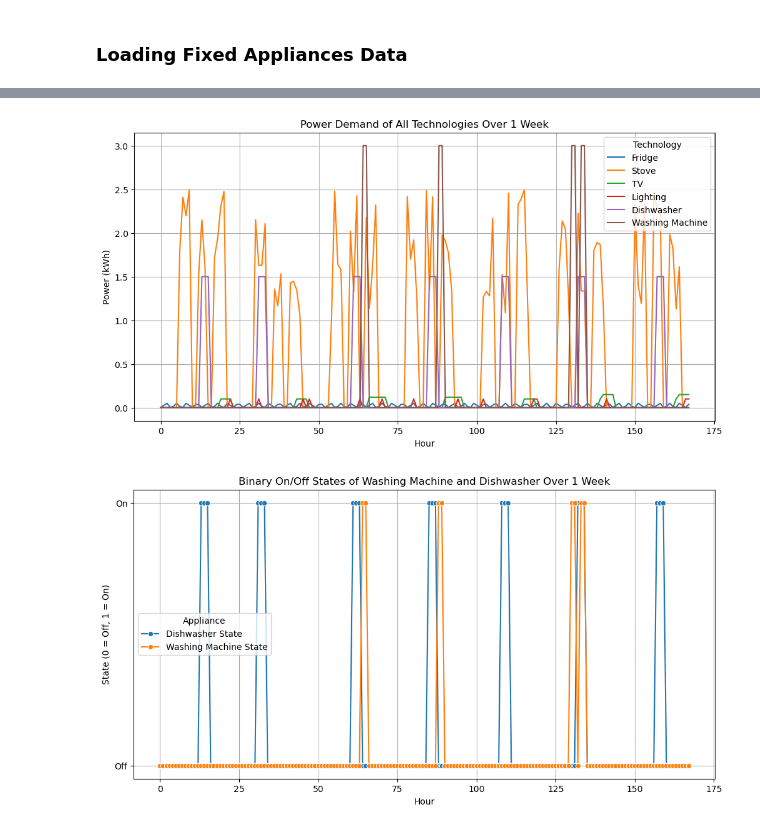
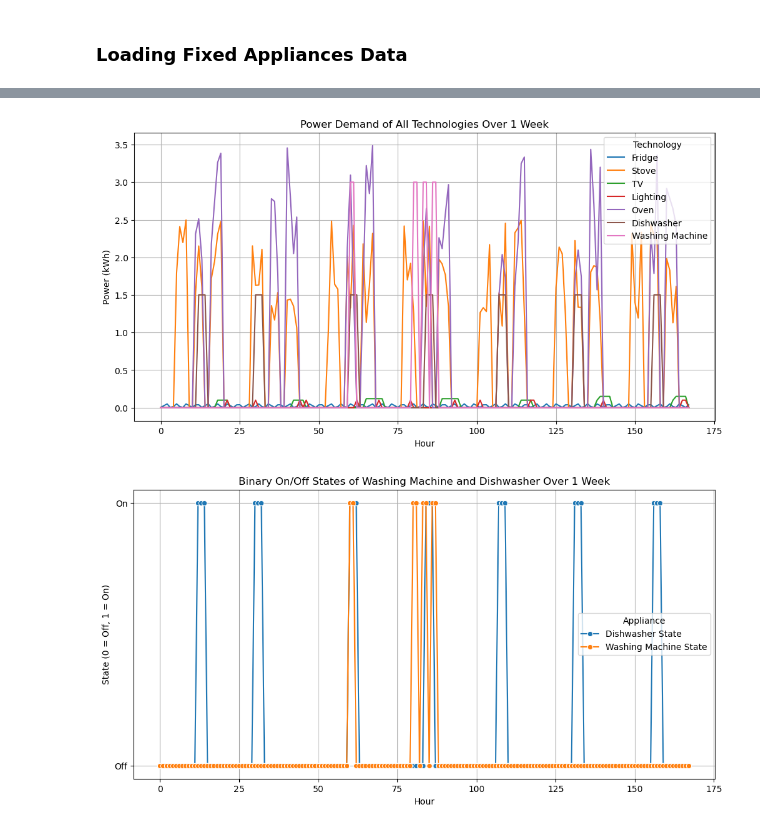
Before and after one commit to sewaelty/optimization_project, a Jupyter notebook: playground/simon/simons_sandchaste_dw_wm_EV.ipynb, the cells around one changed output, grey strips where cells are left out. Cells and saved outputs as stored; diff of their text form; code cells hidden in the pictures.

Commit message:
data debugging working in my third playground

```diff
--- a/playground/simon/simons_sandchaste_dw_wm_EV.ipynb
+++ b/playground/simon/simons_sandchaste_dw_wm_EV.ipynb
@@ -13,12 +15,13 @@ data_dir = os.path.join(project_root, '..', '..', 'data')
 
 # Summer month
 
-p_summer = pd.read_csv(os.path.join(data_dir, 'Spotmarket_August_2024.csv'),sep=';')
+p_summer = pd.read_csv(os.path.join(data_dir, 'Spotmarket_August_Corrected.csv'),sep=',')
 
 
 # Winter month
 
-p_winter = pd.read_csv(os.path.join(data_dir, 'Spotmarket_December_2024.csv'),sep=';')
+p_winter = pd.read_csv(os.path.join(data_dir, 'Spotmarket_December_Corrected.csv'),sep=',')
+
 
 
 #Spotmarket data from: https://energy-charts.info/charts/price_spot_market/chart.htm?l=en&c=CH&interval=month&year=2024&legendItems=by4&month=12
@@ -152,4 +199,5 @@ Academic license - for non-commercial use only - expires 2026-04-17
 # %%
+model.update()
 ### including the washing machine
 # washing_machine properties
 duration_wm = 2  # hours of operation
@@ -200,8 +248,8 @@ p_winter['Allowed_WM_winter'] = 0  # Initialize with 0
 
 # Define the conditions for weekdays and weekends -> for summer and winter
 for index, row in p_summer.iterrows():
-    hour = row['Date_(GMT+2)'].hour
-    day_of_week = row['Date_(GMT+2)'].weekday()  # Monday=0, Sunday=6
+    hour = row['timestamp'].hour
+    day_of_week = row['timestamp'].weekday()  # Monday=0, Sunday=6
     if (day_of_week < 5 and 16 <= hour < 20) or (day_of_week >= 5 and 8 <= hour < 20):
         p_summer.at[index, 'Allowed_WM_summer'] = 1
     else:
@@ -209,8 +257,8 @@ for index, row in p_summer.iterrows():
 
 
 for index, row in p_winter.iterrows():
-    hour = row['Date_(GMT+1)'].hour
-    day_of_week = row['Date_(GMT+1)'].weekday()  # Monday=0, Sunday=6
+    hour = row['timestamp'].hour
+    day_of_week = row['timestamp'].weekday()  # Monday=0, Sunday=6
     if (day_of_week < 5 and 16 <= hour < 20) or (day_of_week >= 5 and 8 <= hour < 20):
         p_winter.at[index, 'Allowed_WM_winter'] = 1
     else:
@@ -218,17 +266,4 @@ for index, row in p_winter.iterrows():
 
 model.addConstrs((binary_wm[t] <= p_summer['Allowed_WM_summer'][t] for t in range(len(binary_wm))), name="allowed_wm_summer")
 #model.addConstrs((binary_wm[t] <= p_winter['Allowed_WM_winter'][t] for t in range(len(binary_wm))), name="allowed_wm_winter") #implement later
-
-
-
-# Total power consumption including fixed and dishwasher
-total_load = [fridge[t] + stove[t] + tv[t] + lighting[t] + power_dishwasher * binary_dishwasher[t] + power_wm * binary_wm[t] for t in range(0,720)]
-
-# Objective: minimize total electricity cost
-model.setObjective(gp.quicksum(price[t] * total_load[t] for t in range(720)), GRB.MINIMIZE)
-
-# Optimize
-model.optimize()
-
-### careful, will have to sync the time because the last week is sometimes omitted and not necessarily a full week so maybe will have to optimize over 5 weeks instead
 # %% [output]
@@ -257,8 +328,8 @@ if model.status == GRB.OPTIMAL:
     print(f"Total cost: {model.ObjVal:.2f}")
     for t in range(Time_interval-duration_wm+1):
         if wm_start[t].X > 0.5:
-            print(f"Washing machine starts at: {p_summer['Date_(GMT+2)'][t]}")
-            wm_starts_list.append(p_summer['Date_(GMT+2)'][t])
+            print(f"Washing machine starts at: {p_summer['timestamp'][t]}")
+            wm_starts_list.append(p_summer['timestamp'][t])
 
 
 print("Washing machine schedule:")
@@ -316,8 +383,8 @@ if model.status == GRB.OPTIMAL:
     print(f"Total cost: {model.ObjVal:.2f}")
     for t in range(Time_interval):
         if dishwasher_start.get(t) and dishwasher_start[t].X > 0.5:
-            print(f"Dishwasher starts at: {p_summer['Date_(GMT+2)'][t]}")
-            dishwasher_starts_list.append(p_summer['Date_(GMT+2)'][t])
+            print(f"Dishwasher starts at: {p_summer['timestamp'][t]}")
+            dishwasher_starts_list.append(p_summer['timestamp'][t])
 
 
 print("Dishwasher schedule:")
@@ -394,7 +461,6 @@ Dishwasher start time: 2024-08-30 12:00:00
 # %%
 import seaborn as sns
 import pandas as pd
-
 import matplotlib.pyplot as plt
 
 # Define the time range for one week
@@ -407,6 +473,7 @@ data_power = pd.DataFrame({
     'Stove': stove[:len(time_range)],
     'TV': tv[:len(time_range)],
     'Lighting': lighting[:len(time_range)],
+    'Oven': oven[:len(time_range)],
     'Dishwasher': [power_dishwasher * binary_dishwasher[t].X for t in time_range],
     'Washing Machine': [power_wm * binary_wm[t].X for t in time_range]
 })
@@ -418,32 +485,32 @@ data_power_melted = data_power.melt(id_vars='Hour', var_name='Technology', value
 plt.figure(figsize=(12, 6))
 sns.lineplot(data=data_power_melted, x='Hour', y='Power (kWh)', hue='Technology')
 plt.title('Power Demand of All Technologies Over 1 Week')
 plt.xlabel('Hour')
 plt.ylabel('Power (kWh)')
 plt.legend(title='Technology')
 plt.grid(True)
 plt.show()
 
 # Create a DataFrame for the second plot
 data_binary = pd.DataFrame({
     'Hour': list(time_range),
     'Dishwasher State': [binary_dishwasher[t].X for t in time_range],
     'Washing Machine State': [binary_wm[t].X for t in time_range]
 })
 
 # Melt the data for easier plotting
 data_binary_melted = data_binary.melt(id_vars='Hour', var_name='Appliance', value_name='State')
 
 # Plot 2: Binary on/off states of washing machine and dishwasher
 plt.figure(figsize=(12, 6))
 sns.lineplot(data=data_binary_melted, x='Hour', y='State', hue='Appliance', marker='o')
 plt.title('Binary On/Off States of Washing Machine and Dishwasher Over 1 Week')
 plt.xlabel('Hour')
 plt.ylabel('State (0 = Off, 1 = On)')
 plt.yticks([0, 1], ['Off', 'On'])
 plt.legend(title='Appliance')
 plt.grid(True)
 plt.show()
 # %% [output]
-[figure, old version]
+[figure, new version]
-[figure, old version]
+[figure, new version]
```
Also changed, not shown: parts of 20 cells of this notebook.
